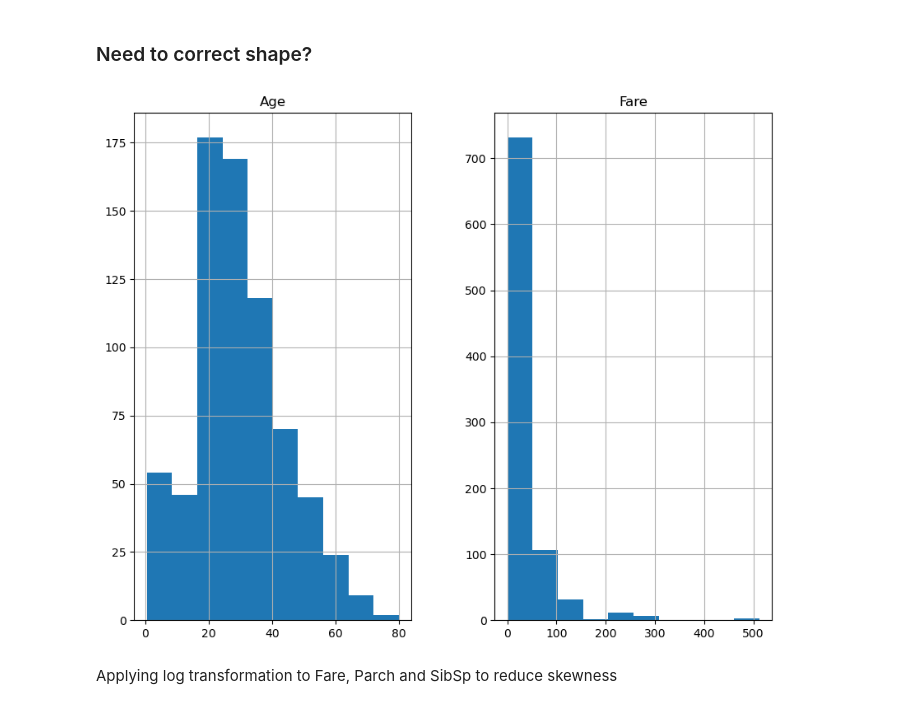
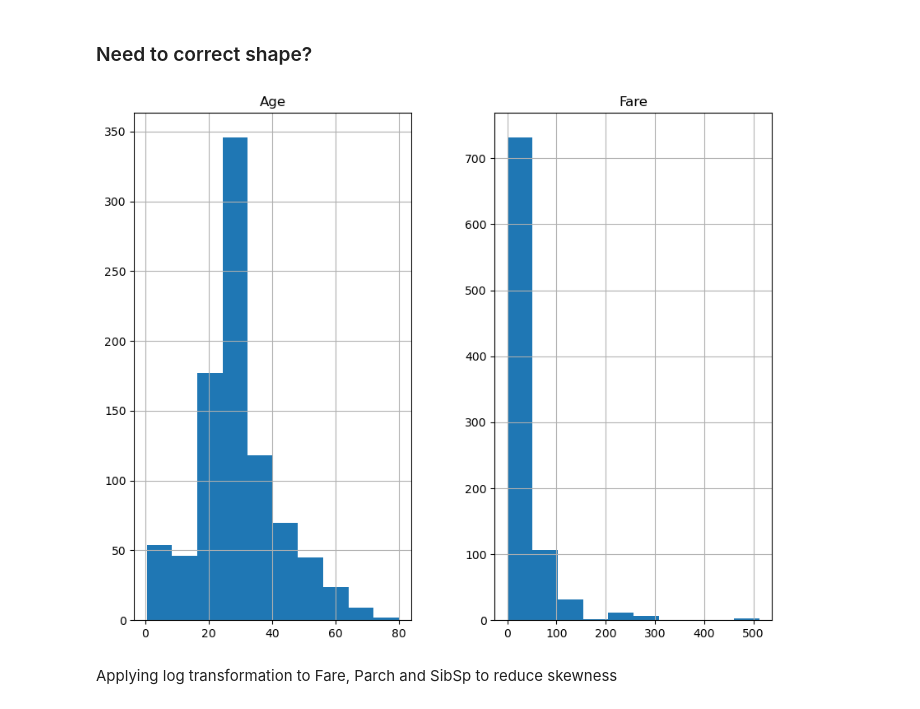
Before and after one commit to henriquemenegaz/titanic, a Jupyter notebook: submission1.ipynb, the cells around one changed output. Saved outputs shown, nothing was run; the diff lists cells and outputs as text; code cells hidden in the pictures.

```diff
--- a/submission1.ipynb
+++ b/submission1.ipynb
@@ -21,7 +21,7 @@ import seaborn as sns
 from sklearn.preprocessing import OneHotEncoder
 # %%
 # Read train and test files into pandas dataframes
-df_train_original = pd.read_csv('train.csv')
+df_train = pd.read_csv('train.csv')
 df_test = pd.read_csv('test.csv')
 # %% [markdown]
 # Exploratory Data Analysis
@@ -48,17 +48,20 @@ Parch
 Name: count, dtype: int64
 # %%
 # input_features = ['Pclass','Sex','Age','SibSp','Parch','Fare','Embarked']
-categorical_features = ['Sex', 'Pclass','SibSp','Parch']
+categorical_features = ['Sex', 'Pclass','SibSp']
 numerical_features = ['Age', 'Fare']
 # input_features = list(df_train_original.columns)
 # input_features.remove(['Name','Ticket','PassengerId','Cabin','Survived','Fare',])
 # %% [markdown]
 # Preprocessing
 # %%
-X_train = df_train_original[categorical_features + numerical_features].copy()
+X_train = df_train[categorical_features + numerical_features].copy()
 X_train[categorical_features] = X_train[categorical_features].astype('category')
-y_train = df_train_original['Survived'].copy()
+y_train = df_train['Survived'].copy()
 y_train = y_train.astype('category')
+
+X_test = df_test[categorical_features + numerical_features].copy()
+X_test[categorical_features] = X_test[categorical_features].astype('category')
 # %% [markdown]
 ### Filling Missing values
 # %%
@@ -117,18 +144,23 @@ X_train.head()
 encoder = OneHotEncoder(drop='first')
 
 #encoded
-encoded = encoder.fit_transform(X_train[categorical_features])
+encoded_train = encoder.fit_transform(X_train[categorical_features])
+encoded_test = encoder.transform(X_test[categorical_features])
 
 # Fit and transform the categorical columns using the encoder
-df_train_encoded = pd.DataFrame(encoded.toarray())
+df_train_encoded = pd.DataFrame(encoded_train.toarray())
+df_test_encoded = pd.DataFrame(encoded_test.toarray())
 
 # Assign column names to the encoded DataFrame
 df_train_encoded.columns = encoder.get_feature_names_out(categorical_features)
+df_test_encoded.columns = encoder.get_feature_names_out(categorical_features)
 
 # Concatenate the encoded DataFrame with the original DataFrame
 X_train = pd.concat([X_train, df_train_encoded], axis=1)
+X_test = pd.concat([X_test, df_test_encoded], axis=1)
 
 # Drop the original categorical columns
 X_train.drop(categorical_features, axis=1, inplace=True)
+X_test.drop(categorical_features, axis=1, inplace=True)
 X_train
 # %% [output]
@@ -151,10 +183,10 @@ X_train
 ### Need to correct shape?
 # %%
 # Check their formats
-df_train_original[numerical_features].hist(figsize=(10, 8))
+X_train[numerical_features].hist(figsize=(10, 8))
 plt.show()
 # %% [output]
-[figure, old version]
+[figure, new version]
 # %% [markdown]
 Applying log transformation to Fare, Parch and SibSp to reduce skewness
 # %%
```
Also changed, not shown: parts of 22 cells of this notebook.
